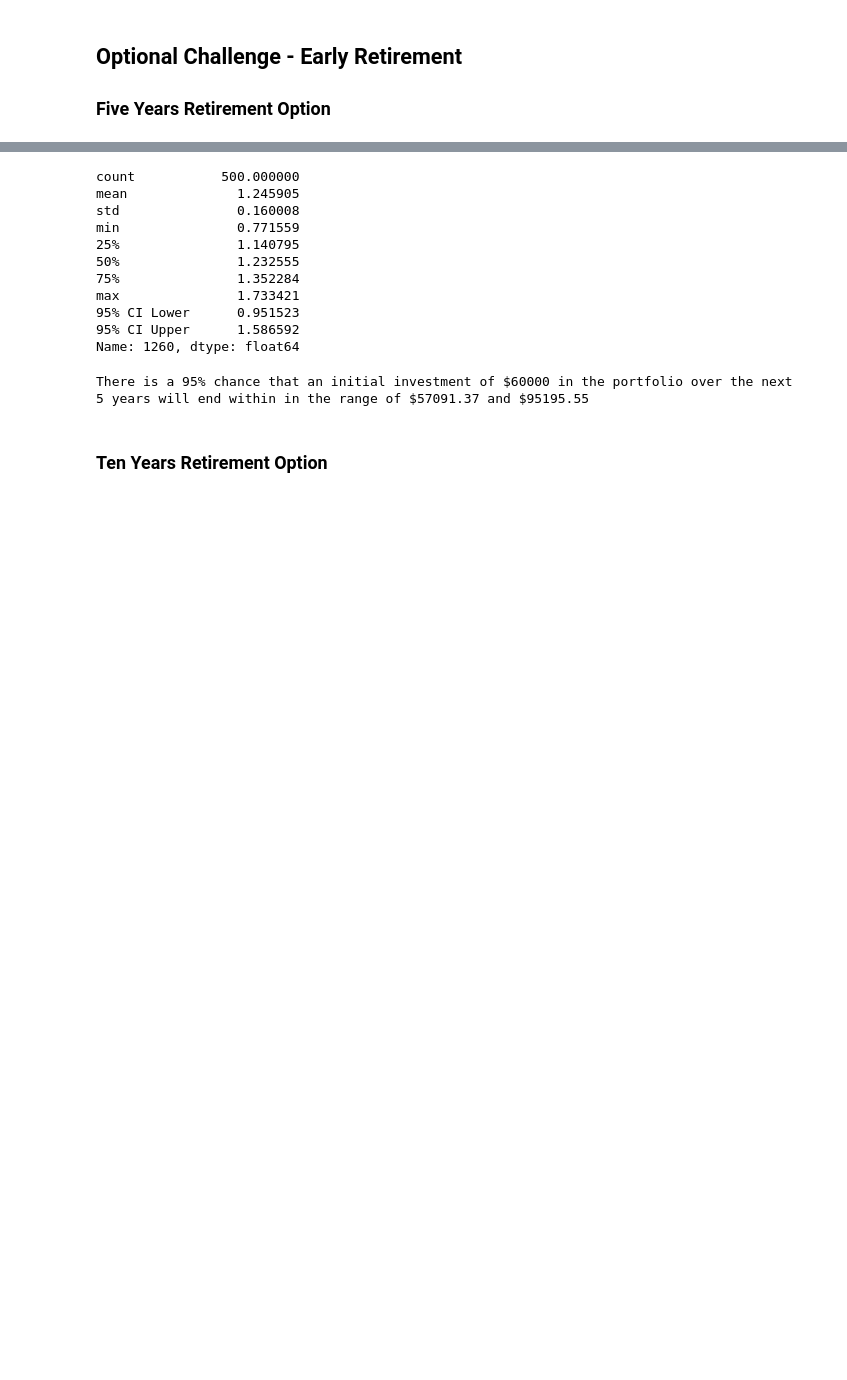
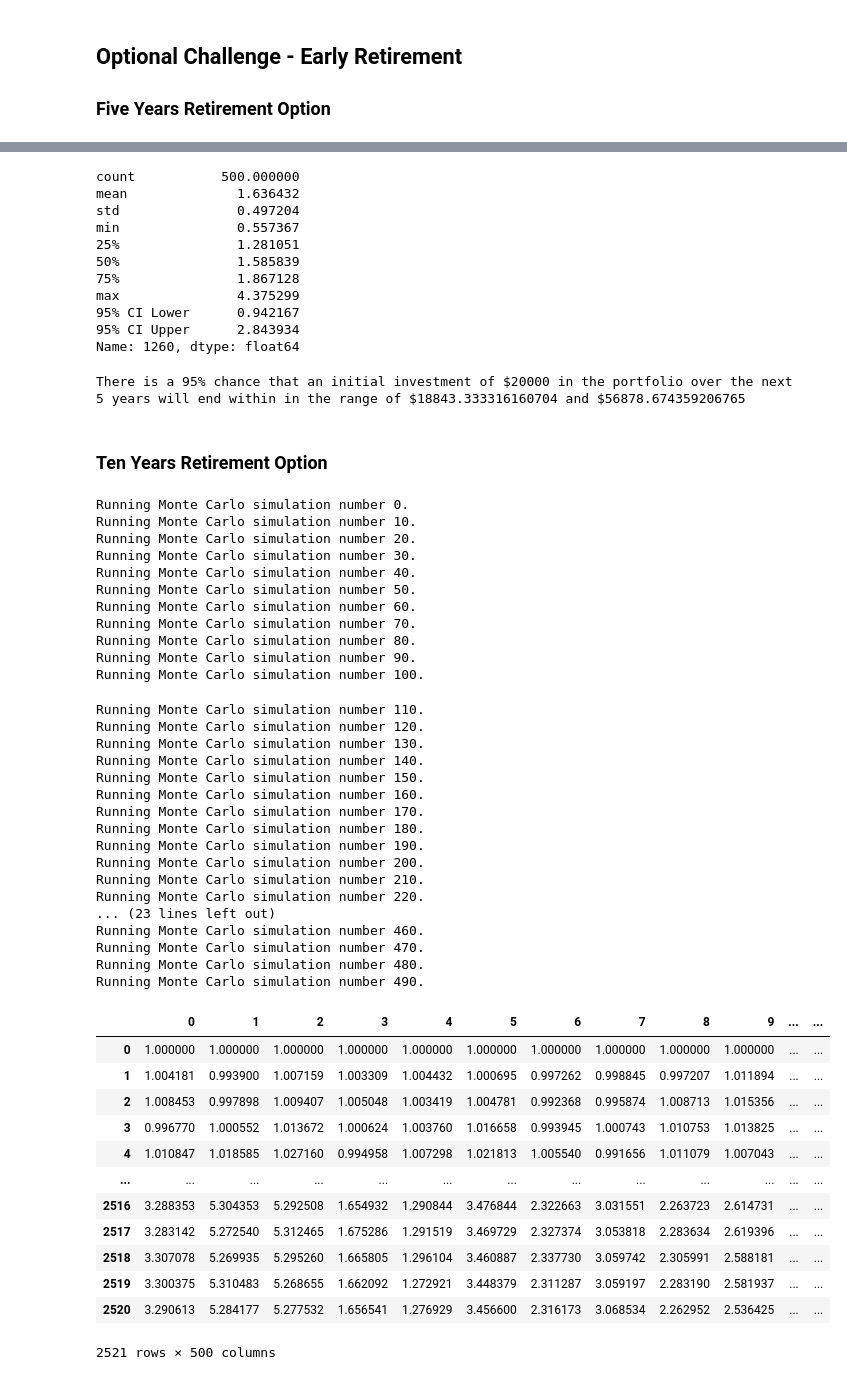
Before and after one commit to CascadingDoomPony/Personal_Finance_Planner, a Jupyter notebook: financial-planner.ipynb, the cells around one changed output, grey strips where cells are left out. Drawn from its saved outputs; the diff is of its cells as text; code cells hidden in the pictures; blank space fills up the shorter version.

```diff
--- a/financial-planner.ipynb
+++ b/financial-planner.ipynb
@@ -389,33 +407,35 @@ Running Monte Carlo simulation number 490.
 # %%
 # Fetch summary statistics from the Monte Carlo simulation results
-# YOUR CODE HERE!
+simulation_results_5y = mc_simulator_5y.summarize_cumulative_return()
 
 # Print summary statistics
-# YOUR CODE HERE!
+print(simulation_results_5y)
 # %% [output]
 count           500.000000
-mean              1.245905
-std               0.160008
-min               0.771559
-25%               1.140795
-50%               1.232555
-75%               1.352284
-max               1.733421
-95% CI Lower      0.951523
-95% CI Upper      1.586592
+mean              1.636432
+std               0.497204
+min               0.557367
+25%               1.281051
+50%               1.585839
+75%               1.867128
+max               4.375299
+95% CI Lower      0.942167
+95% CI Upper      2.843934
 Name: 1260, dtype: float64
 # %%
 # Set initial investment
-# YOUR CODE HERE!
+# Set the same investment as previous simulation
+initial_investment = 20000
 
 # Use the lower and upper `95%` confidence intervals to calculate the range of the possible outcomes of our $60,000
-# YOUR CODE HERE!
+ci_lower_five = simulation_results_5y[8] * initial_investment
+ci_upper_five = simulation_results_5y[9] * initial_investment
 
 # Print results
 print(f"There is a 95% chance that an initial investment of ${initial_investment} in the portfolio"
       f" over the next 5 years will end within in the range of"
       f" ${ci_lower_five} and ${ci_upper_five}")
 # %% [output]
-There is a 95% chance that an initial investment of $60000 in the portfolio over the next 5 years will end within in the range of $57091.37 and $95195.55
+There is a 95% chance that an initial investment of $20000 in the portfolio over the next 5 years will end within in the range of $18843.333316160704 and $56878.674359206765
 # %% [markdown]
 ### Ten Years Retirement Option
@@ -422,3 +446,45 @@ There is a 95% chance that an initial investment of $60000 in the portfolio over
 # %%
-# Configuring a Monte Carlo simulation to forecast 10 years cumulative returns
-# YOUR CODE HERE!
+# Running a Monte Carlo simulation to forecast 10 years cumulative returns
+mc_simulator_10y.calc_cumulative_return()
+# %% [output]
+Running Monte Carlo simulation number 0.
+Running Monte Carlo simulation number 10.
+Running Monte Carlo simulation number 20.
+Running Monte Carlo simulation number 30.
+Running Monte Carlo simulation number 40.
+Running Monte Carlo simulation number 50.
+Running Monte Carlo simulation number 60.
+Running Monte Carlo simulation number 70.
+Running Monte Carlo simulation number 80.
+Running Monte Carlo simulation number 90.
+Running Monte Carlo simulation number 100.
+Running Monte Carlo simulation number 110.
+Running Monte Carlo simulation number 120.
+Running Monte Carlo simulation number 130.
+Running Monte Carlo simulation number 140.
+Running Monte Carlo simulation number 150.
+Running Monte Carlo simulation number 160.
+Running Monte Carlo simulation number 170.
+Running Monte Carlo simulation number 180.
+Running Monte Carlo simulation number 190.
+Running Monte Carlo simulation number 200.
+Running Monte Carlo simulation number 210.
+Running Monte Carlo simulation number 220.
+... (23 lines left out)
+Running Monte Carlo simulation number 460.
+Running Monte Carlo simulation number 470.
+Running Monte Carlo simulation number 480.
+Running Monte Carlo simulation number 490.
+|  | 0 | 1 | 2 | 3 | 4 | 5 | 6 | 7 | 8 | 9 | ... | ... |
+| 0 | 1.000000 | 1.000000 | 1.000000 | 1.000000 | 1.000000 | 1.000000 | 1.000000 | 1.000000 | 1.000000 | 1.000000 | ... | ... |
+| 1 | 1.004181 | 0.993900 | 1.007159 | 1.003309 | 1.004432 | 1.000695 | 0.997262 | 0.998845 | 0.997207 | 1.011894 | ... | ... |
+| 2 | 1.008453 | 0.997898 | 1.009407 | 1.005048 | 1.003419 | 1.004781 | 0.992368 | 0.995874 | 1.008713 | 1.015356 | ... | ... |
+| 3 | 0.996770 | 1.000552 | 1.013672 | 1.000624 | 1.003760 | 1.016658 | 0.993945 | 1.000743 | 1.010753 | 1.013825 | ... | ... |
+| 4 | 1.010847 | 1.018585 | 1.027160 | 0.994958 | 1.007298 | 1.021813 | 1.005540 | 0.991656 | 1.011079 | 1.007043 | ... | ... |
+| ... | ... | ... | ... | ... | ... | ... | ... | ... | ... | ... | ... | ... |
+| 2516 | 3.288353 | 5.304353 | 5.292508 | 1.654932 | 1.290844 | 3.476844 | 2.322663 | 3.031551 | 2.263723 | 2.614731 | ... | ... |
+| 2517 | 3.283142 | 5.272540 | 5.312465 | 1.675286 | 1.291519 | 3.469729 | 2.327374 | 3.053818 | 2.283634 | 2.619396 | ... | ... |
+| 2518 | 3.307078 | 5.269935 | 5.295260 | 1.665805 | 1.296104 | 3.460887 | 2.337730 | 3.059742 | 2.305991 | 2.588181 | ... | ... |
+| 2519 | 3.300375 | 5.310483 | 5.268655 | 1.662092 | 1.272921 | 3.448379 | 2.311287 | 3.059197 | 2.283190 | 2.581937 | ... | ... |
+| 2520 | 3.290613 | 5.284177 | 5.277532 | 1.656541 | 1.276929 | 3.456600 | 2.316173 | 3.068534 | 2.262952 | 2.536425 | ... | ... |
+2521 rows × 500 columns
```
Also changed, not shown: parts of 15 cells of this notebook.
